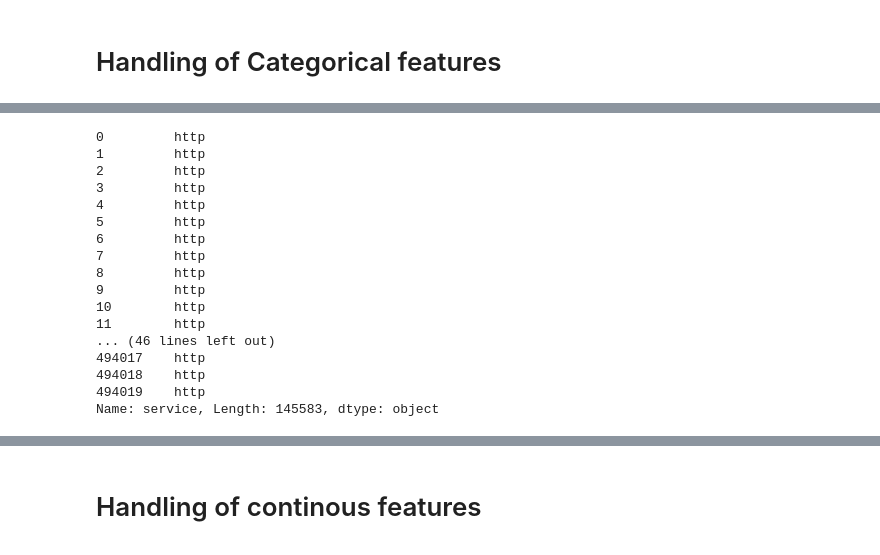
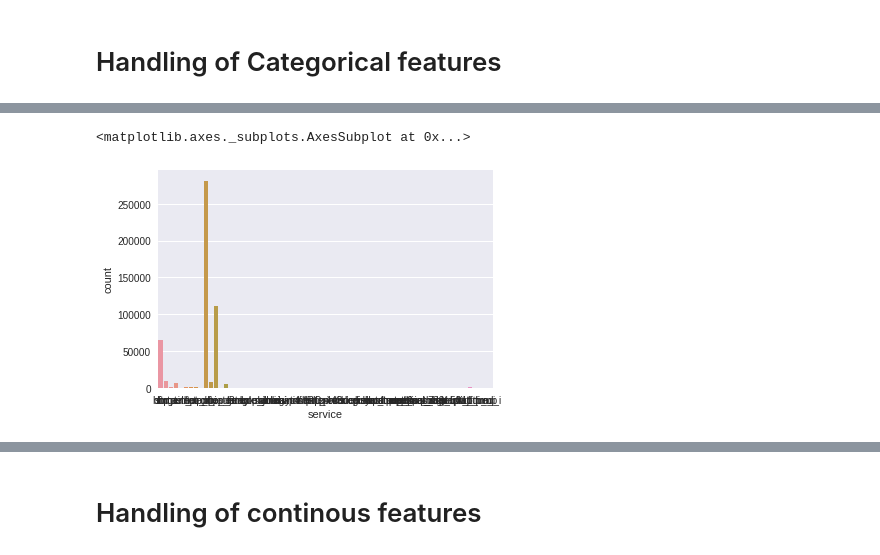
Before and after one commit to ccgcyber/Intrusion-Detection-1, a Jupyter notebook: EDA.ipynb, the cells around one changed output, grey strips where cells are left out. Saved outputs shown, nothing was run; the diff lists cells and outputs as text; code cells hidden in the pictures.

```diff
--- a/EDA.ipynb
+++ b/EDA.ipynb
@@ -22,4 +17,4 @@ path
 # %%
-x_train,y_train,x_test,y_test = fetch_data('/home/anurag/Desktop/DS_Training/',remove_duplicates=True)
+x_train,y_train,x_test,y_test = fetch_data(path,remove_duplicates=False,binary=False)
 # %% [output]
 Datasets loaded :)
@@ -116,20 +98,5 @@ Name: service, Length: 66, dtype: int64
-# %%
-x_train_cat['service']
-# %% [output]
-0         http
-1         http
-2         http
-3         http
-4         http
-5         http
-6         http
-7         http
-8         http
-9         http
-10        http
-11        http
-... (46 lines left out)
-494017    http
-494018    http
-494019    http
-Name: service, Length: 145583, dtype: object
+# %%
+sns.countplot(x_train_cat['service'])
+# %% [output]
+<matplotlib.axes._subplots.AxesSubplot at 0x...>
+[figure, added]
```
Also changed, not shown: parts of 49 cells of this notebook.
